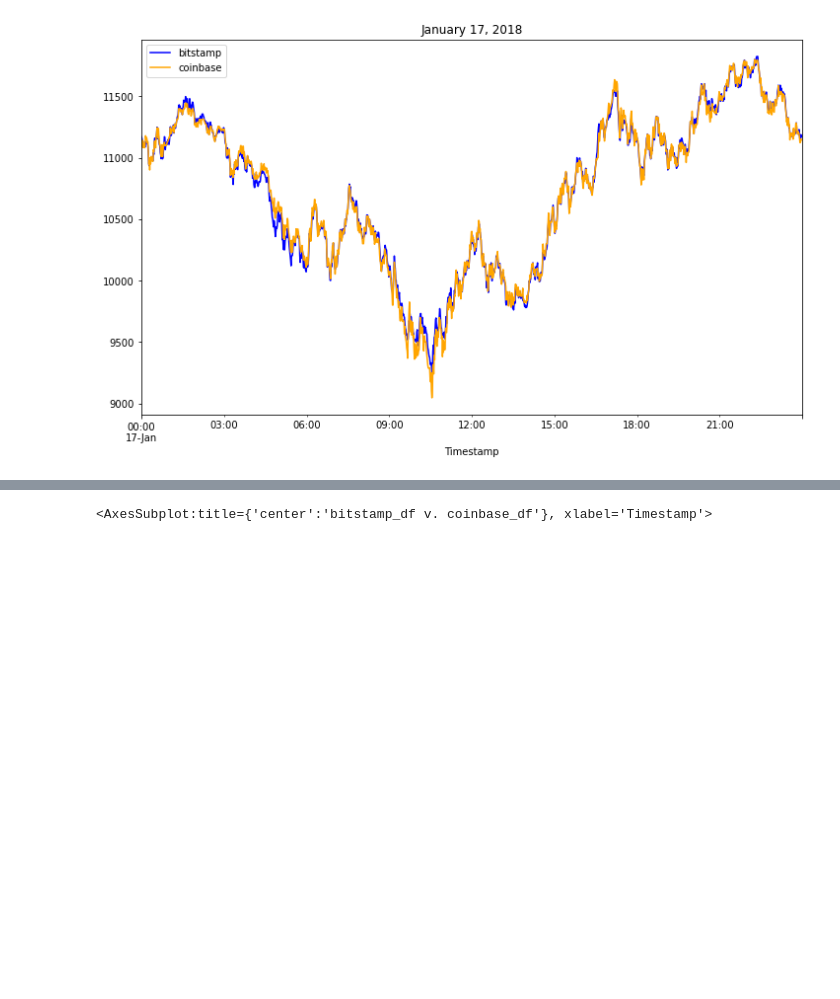
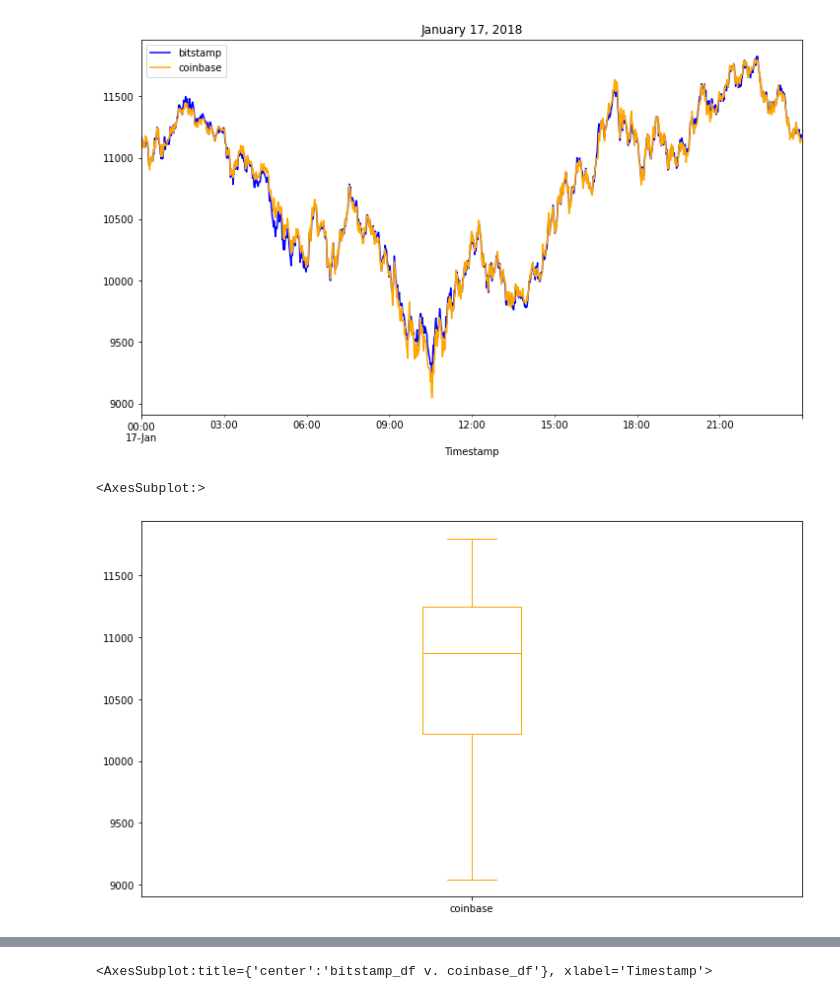
Before and after one commit to EGeorge2021r/Challenge3Repo, a Jupyter notebook: Starter_Code/crypto_arbitrage.ipynb, the cells around one changed output, grey strips where cells are left out. Saved outputs shown, nothing was run; the diff lists cells and outputs as text; code cells hidden in the pictures; blank space fills up the shorter version.

```diff
--- a/Starter_Code/crypto_arbitrage.ipynb
+++ b/Starter_Code/crypto_arbitrage.ipynb
@@ -367,3 +431,10 @@ coinbase_df['Close'].loc['2018-01-17'].plot(legend=True, figsize=(12, 7), color=
 # %% [output]
 <AxesSubplot:title={'center':'January 17, 2018'}, xlabel='Timestamp'>
 [figure]
+# %%
+# Visualize the arbitrage spread from early in the dataset in a box plot
+#bitstamp_df['Close'].loc['2018-01-17'].plot(legend=True, figsize=(12, 7), title= "January 17, 2018", color="blue", label="bitstamp")
+coinbase_df['Close'].loc['2018-01-17'].plot(legend=True, figsize=(12, 7), kind = "box", color="orange", label="coinbase")
+# %% [output]
+<AxesSubplot:>
+[figure, added]
```
Also changed, not shown: parts of 18 cells of this notebook.
